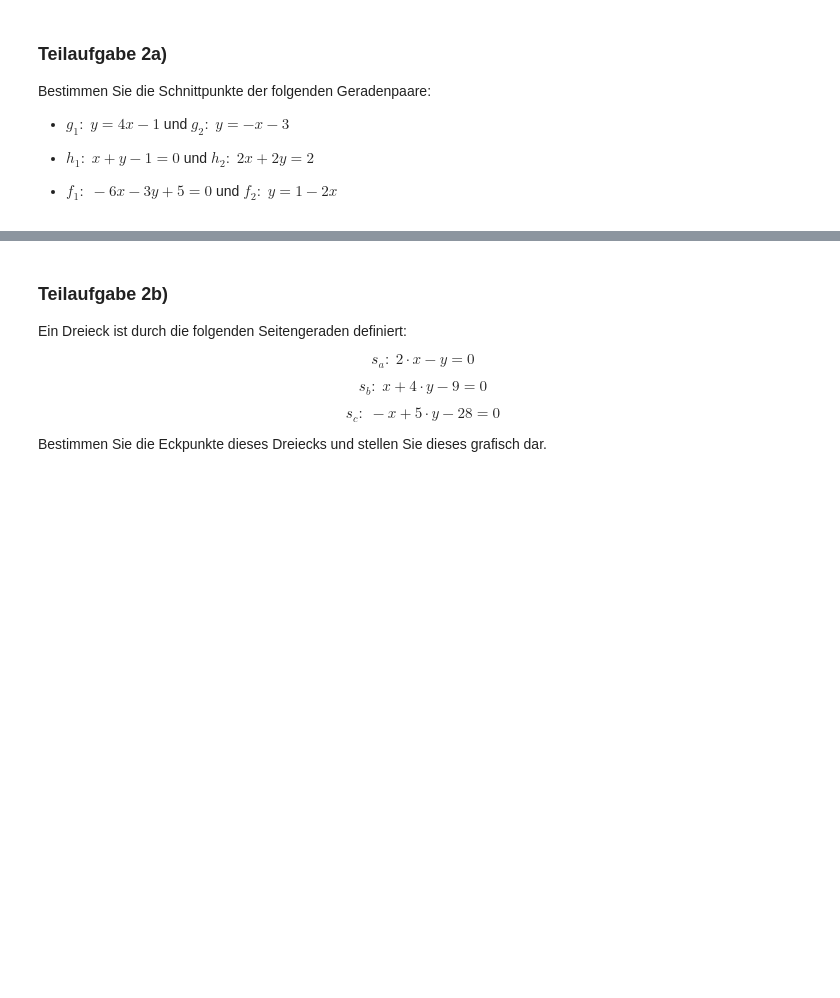
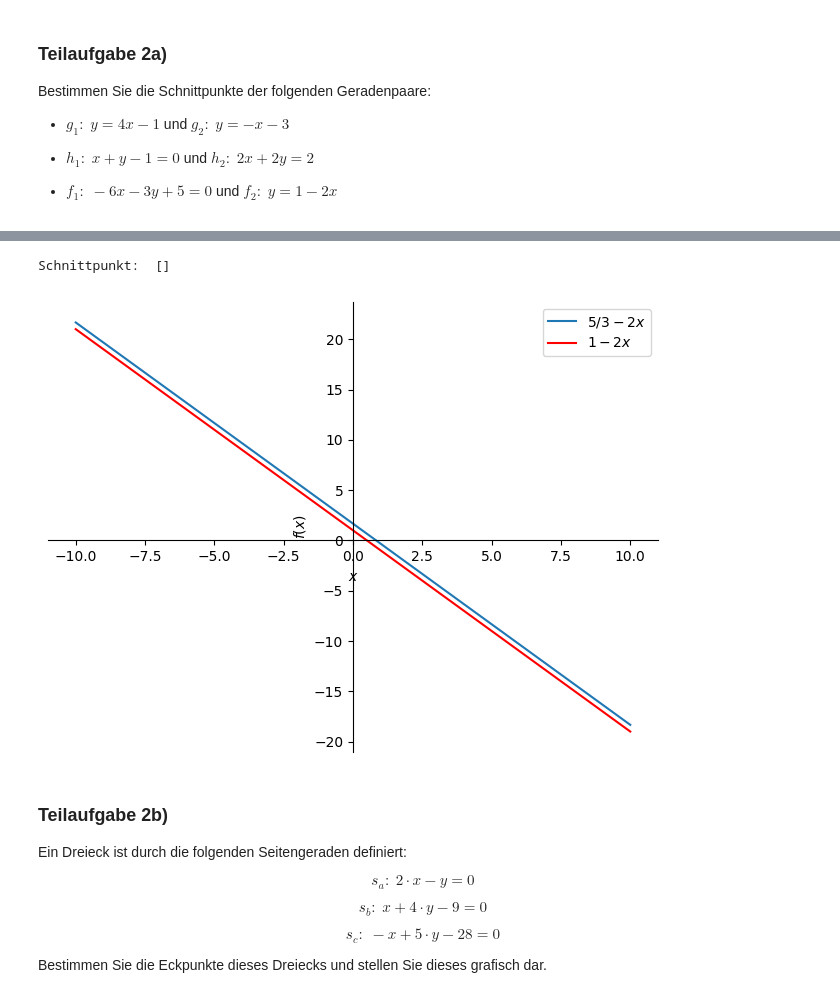
Before and after one commit to noaahh/fhnw-ds-math-1da, a Jupyter notebook: gla/MC/mc3_gla_hs2022.ipynb, the cells around one changed output, grey strips where cells are left out. Cells and saved outputs as stored; diff of their text form; code cells hidden in the pictures; blank space fills up the shorter version.

```diff
--- a/gla/MC/mc3_gla_hs2022.ipynb
+++ b/gla/MC/mc3_gla_hs2022.ipynb
@@ -153,3 +166,9 @@ Bestimmen Sie die Schnittpunkte der folgenden Geradenpaare:
+# %%
+# IHR CODE
+find_intersection([-6*x-3*y+5, 1-2*x-y])
+# %% [output]
+Schnittpunkt:  []
+[figure, added]
 # %% [markdown]
 ### Teilaufgabe 2b)
 
```
Also changed, not shown: parts of 30 cells of this notebook.
